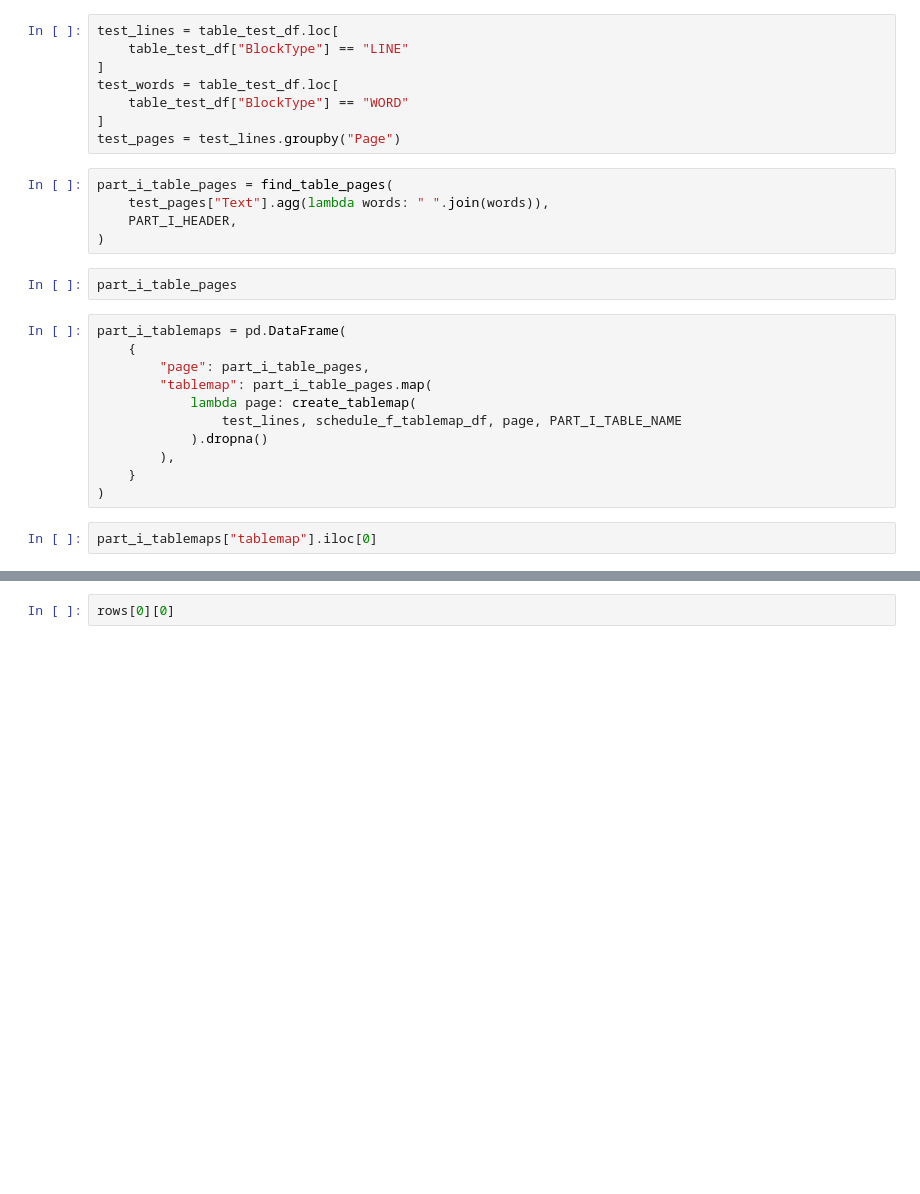
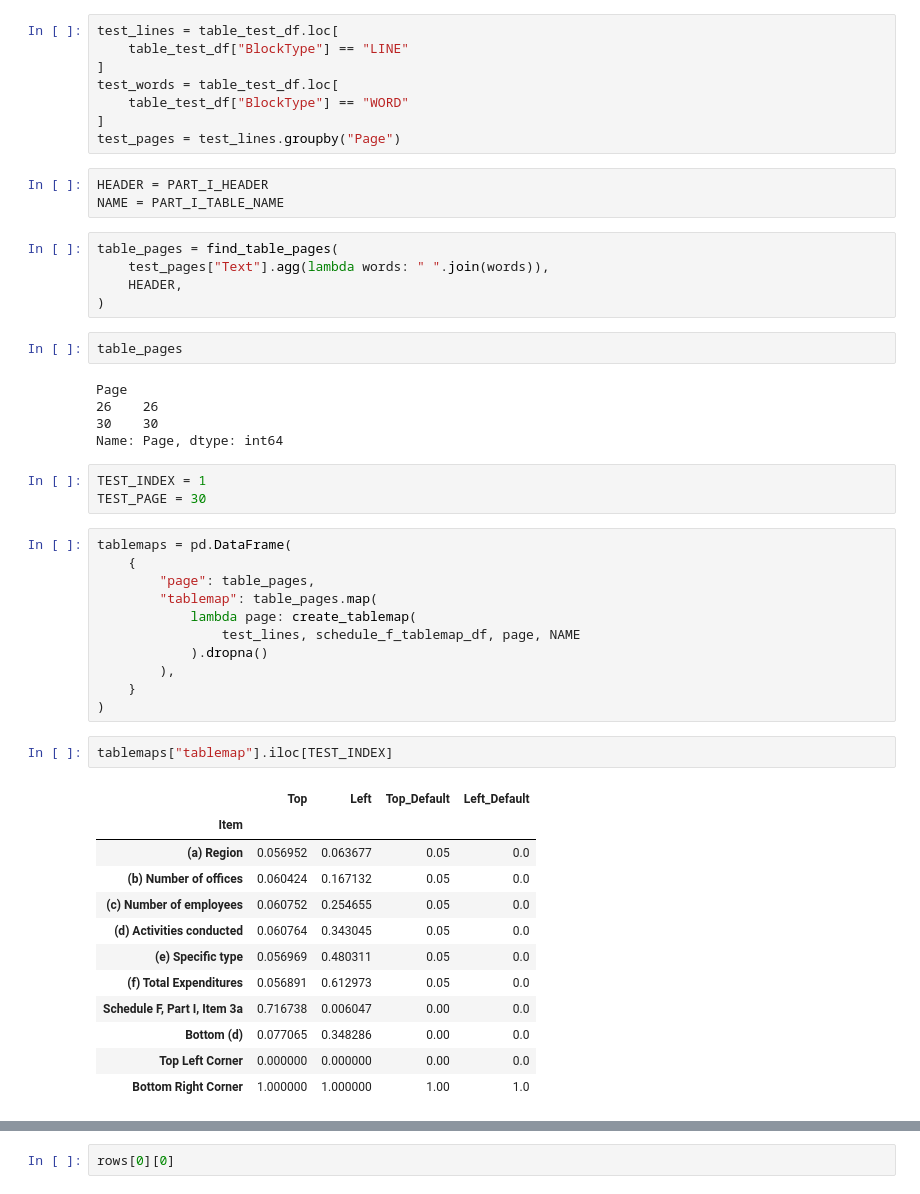
Before and after one commit to ethanscorey/parse_990_textract, a Jupyter notebook: debug_notebook.ipynb, the cells around one changed output, grey strips where cells are left out. Cells and saved outputs as stored; diff of their text form; blank space fills up the shorter version.

```diff
--- a/debug_notebook.ipynb
+++ b/debug_notebook.ipynb
@@ -284,24 +273,48 @@ test_words = table_test_df.loc[
     table_test_df["BlockType"] == "WORD"
 ]
 test_pages = test_lines.groupby("Page")
+# %%
+HEADER = PART_I_HEADER
+NAME = PART_I_TABLE_NAME
 # %%
-part_i_table_pages = find_table_pages(
+table_pages = find_table_pages(
     test_pages["Text"].agg(lambda words: " ".join(words)),
-    PART_I_HEADER,
+    HEADER,
 )
 # %%
-part_i_table_pages
+table_pages
+# %% [output]
+Page
+26    26
+30    30
+Name: Page, dtype: int64
+# %%
+TEST_INDEX = 1
+TEST_PAGE = 30
 # %%
-part_i_tablemaps = pd.DataFrame(
+tablemaps = pd.DataFrame(
     {
-        "page": part_i_table_pages,
-        "tablemap": part_i_table_pages.map(
+        "page": table_pages,
+        "tablemap": table_pages.map(
             lambda page: create_tablemap(
-                test_lines, schedule_f_tablemap_df, page, PART_I_TABLE_NAME
+                test_lines, schedule_f_tablemap_df, page, NAME
             ).dropna()
         ),
     }
 )
 # %%
-part_i_tablemaps["tablemap"].iloc[0]
+tablemaps["tablemap"].iloc[TEST_INDEX]
+# %% [output]
+|  | Top | Left | Top_Default | Left_Default |
+| Item |  |  |  |  |
+| (a) Region | 0.056952 | 0.063677 | 0.05 | 0.0 |
+| (b) Number of offices | 0.060424 | 0.167132 | 0.05 | 0.0 |
+| (c) Number of employees | 0.060752 | 0.254655 | 0.05 | 0.0 |
+| (d) Activities conducted | 0.060764 | 0.343045 | 0.05 | 0.0 |
+| (e) Specific type | 0.056969 | 0.480311 | 0.05 | 0.0 |
+| (f) Total Expenditures | 0.056891 | 0.612973 | 0.05 | 0.0 |
+| Schedule F, Part I, Item 3a | 0.716738 | 0.006047 | 0.00 | 0.0 |
+| Bottom (d) | 0.077065 | 0.348286 | 0.00 | 0.0 |
+| Top Left Corner | 0.000000 | 0.000000 | 0.00 | 0.0 |
+| Bottom Right Corner | 1.000000 | 1.000000 | 1.00 | 1.0 |
 # %%
```
Also changed, not shown: parts of 13 cells of this notebook, 1 other file.
